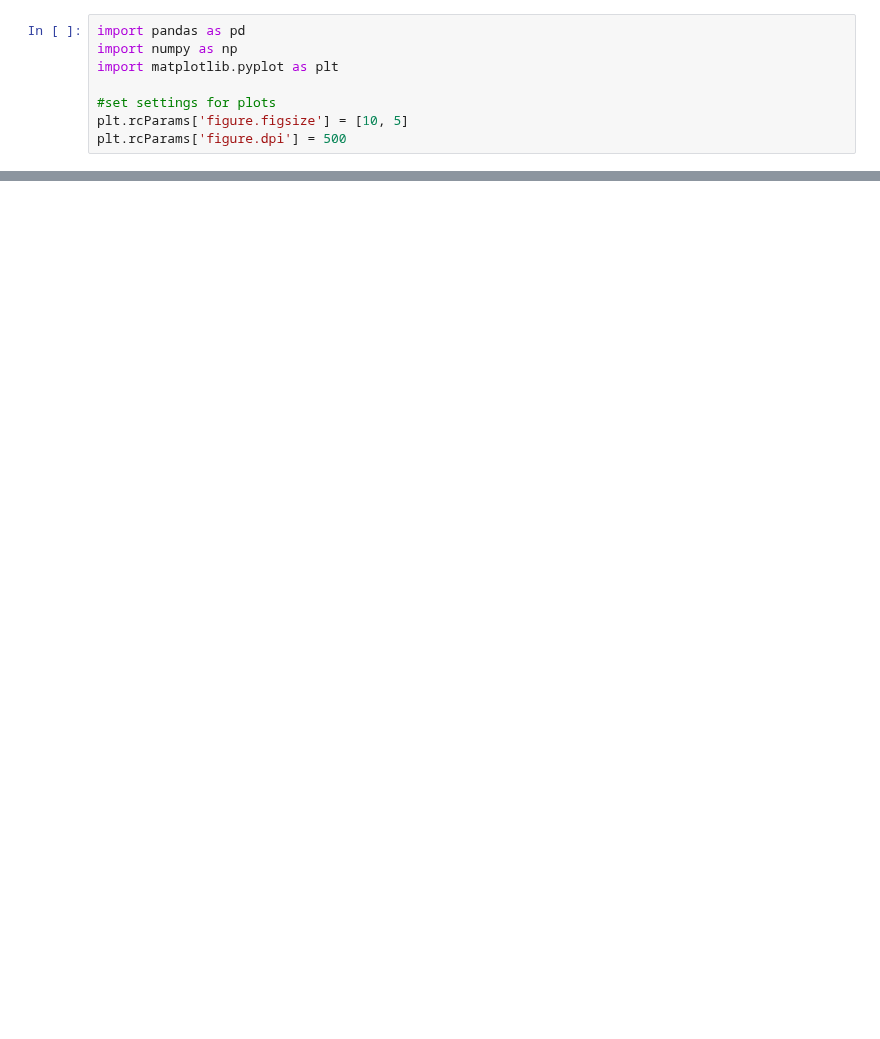
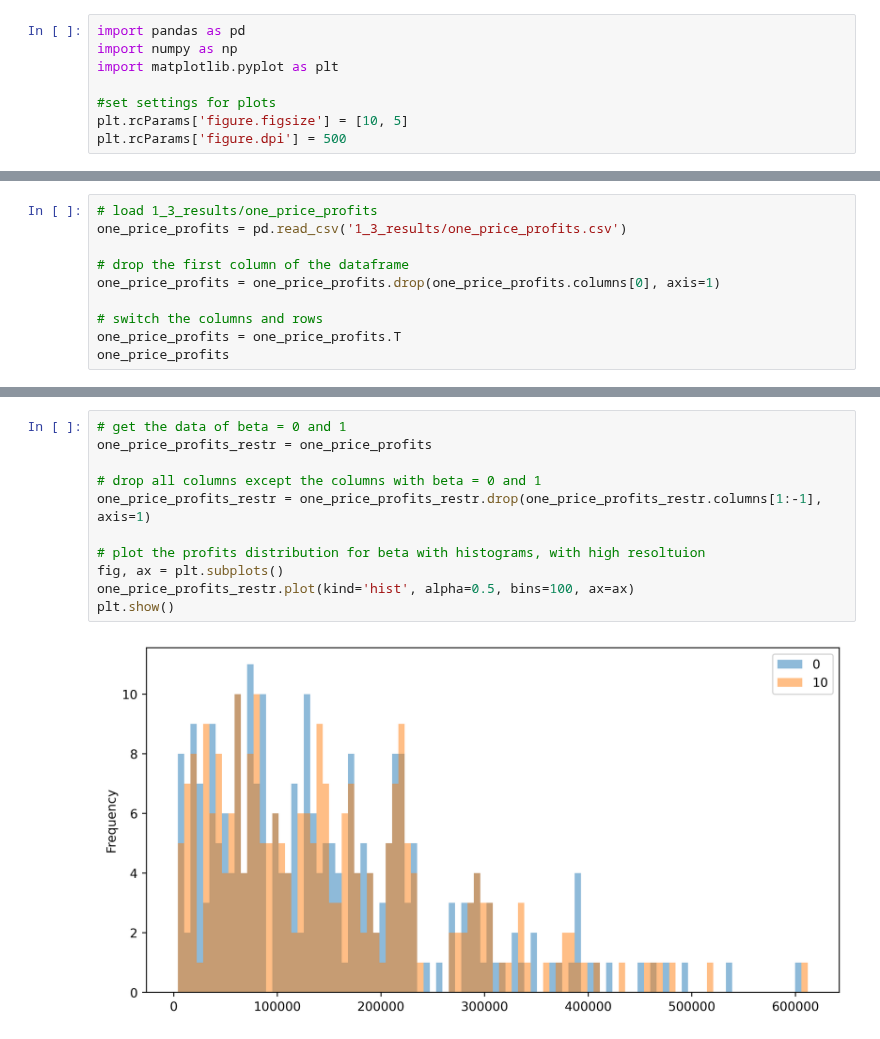
Before and after one commit to Max-f123/Renewables_in_Electricity_Markets, a Jupyter notebook: Assignment2/Task1/1_3_plots.ipynb, the cells around one changed output, grey strips where cells are left out. Drawn from its saved outputs; the diff is of its cells as text; blank space fills up the shorter version.

```diff
--- a/Assignment2/Task1/1_3_plots.ipynb
+++ b/Assignment2/Task1/1_3_plots.ipynb
@@ -40,0 +75,10 @@ plt.show()
+# %%
+# load 1_3_results/one_price_profits
+one_price_profits = pd.read_csv('1_3_results/one_price_profits.csv')
+
+# drop the first column of the dataframe
+one_price_profits = one_price_profits.drop(one_price_profits.columns[0], axis=1)
+
+# switch the columns and rows
+one_price_profits = one_price_profits.T
+one_price_profits
@@ -40,0 +99,13 @@ plt.show()
+# %%
+# get the data of beta = 0 and 1
+one_price_profits_restr = one_price_profits
+
+# drop all columns except the columns with beta = 0 and 1
+one_price_profits_restr = one_price_profits_restr.drop(one_price_profits_restr.columns[1:-1], axis=1)
+
+# plot the profits distribution for beta with histograms, with high resoltuion
+fig, ax = plt.subplots()
+one_price_profits_restr.plot(kind='hist', alpha=0.5, bins=100, ax=ax)
+plt.show()
+# %% [output]
+[figure, added]
```
Also changed, not shown: parts of 6 cells of this notebook, 5 other files.
